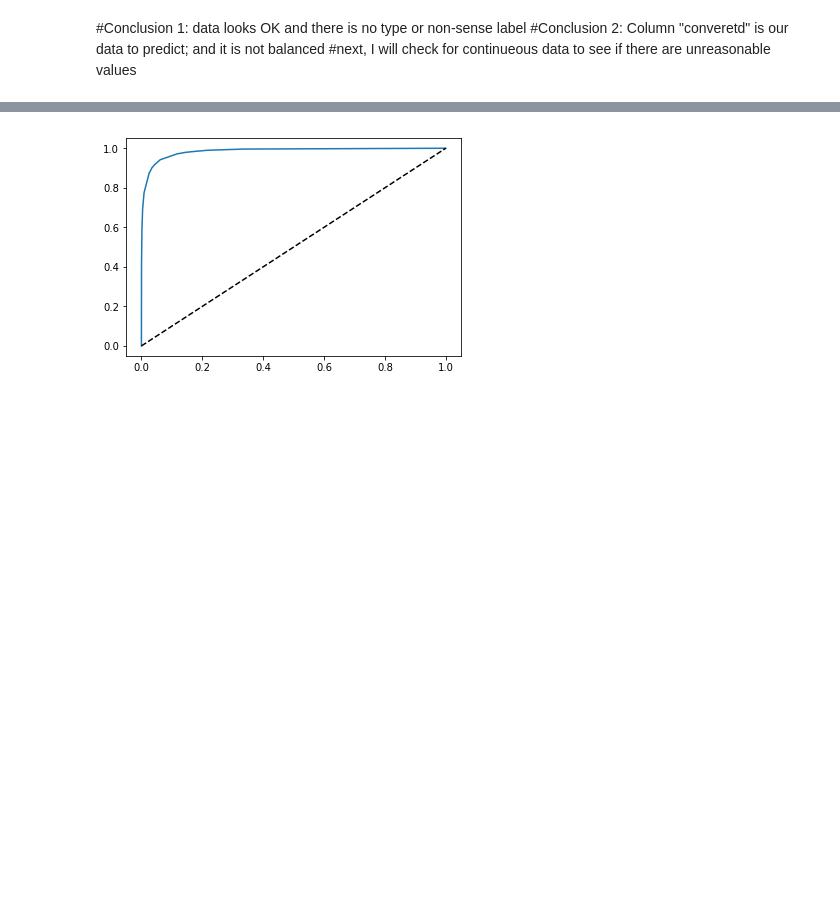
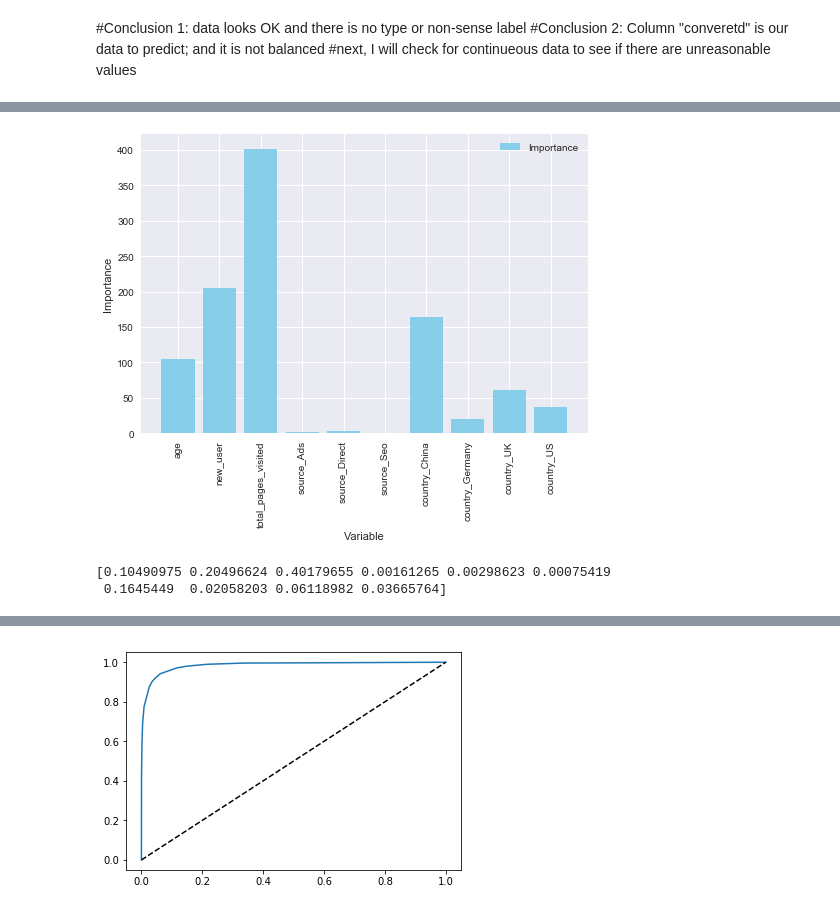
Before and after one commit to haniramezani/WebsiteConversion, a Jupyter notebook: Conversion analysis.ipynb, the cells around one changed output, grey strips where cells are left out. Saved outputs shown, nothing was run; the diff lists cells and outputs as text; code cells hidden in the pictures; blank space fills up the shorter version.

```diff
--- a/Conversion analysis.ipynb
+++ b/Conversion analysis.ipynb
@@ -110,0 +139,25 @@ test_dummy.head(4)
+# %%
+clf_rf = RandomForestClassifier(n_estimators=100, max_features=1,max_depth=3, random_state=11,
+                                oob_score=True, class_weight='balanced')
+clf_=clf_rf.fit(X_train, Y_train)
+# %%
+importance=pd.DataFrame({'imp':clf_.feature_importances_*1000}, index=X_train.columns)
+def plt_bar(x, y, x_label):
+    fig, ax=plt.subplots(1,1)
+    ax.bar(x, y, color='SkyBlue', label='Importance')
+    ax.set_ylabel('Importance')
+    ax.set_xlabel('Variable')
+    ax.set_xticks(x)
+    ax.set_xticklabels(x_label)
+    ax.legend()
+    for tick in ax.get_xticklabels():
+        tick.set_rotation(90)
+    plt.show()
+plt_bar(np.arange(len(X_train.columns)),clf_.feature_importances_*1000,X_train.columns)
+
+
+print(clf_.feature_importances_)
+# %% [output]
+[figure, added]
+[0.10490975 0.20496624 0.40179655 0.00161265 0.00298623 0.00075419
+ 0.1645449  0.02058203 0.06118982 0.03665764]
```
Also changed, not shown: parts of 30 cells of this notebook.
